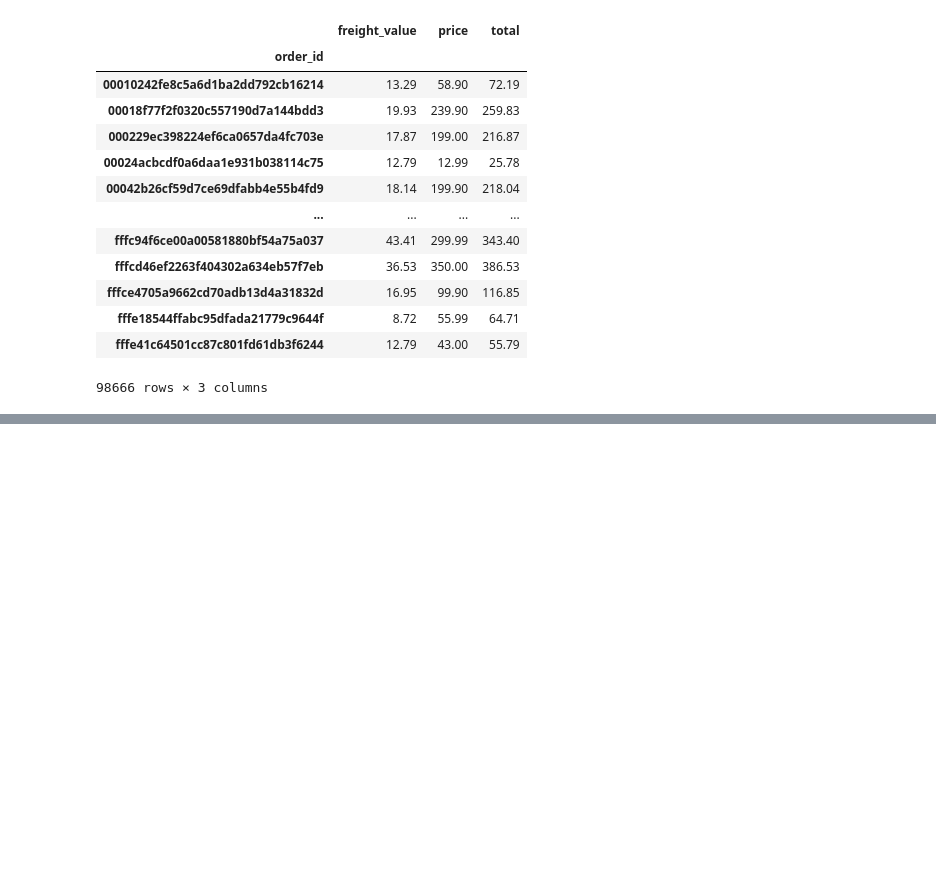
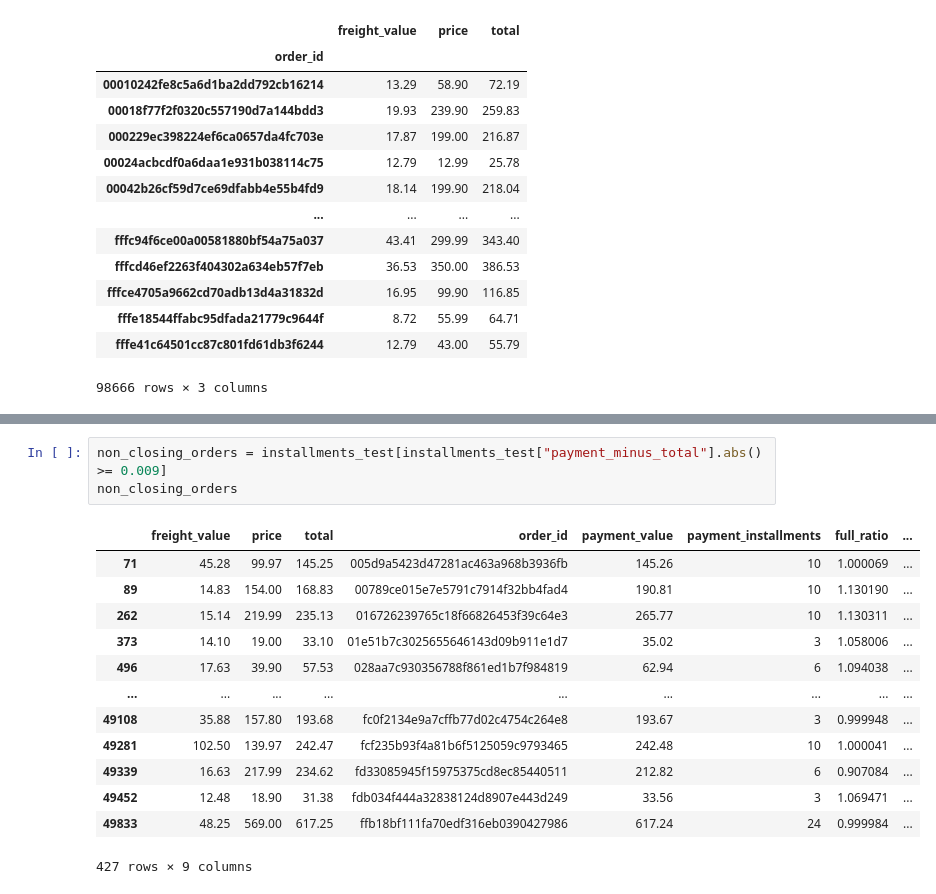
Before and after one commit to Spyrsial/olist-ecommerce-data-cleaning-eda, a Jupyter notebook: 01_data_cleaning.ipynb, the cells around one changed output, grey strips where cells are left out. Drawn from its saved outputs; the diff is of its cells as text; blank space fills up the shorter version.

```diff
--- a/01_data_cleaning.ipynb
+++ b/01_data_cleaning.ipynb
@@ -1282,0 +1399,17 @@ order_totals
+# %%
+non_closing_orders = installments_test[installments_test["payment_minus_total"].abs() >= 0.009]
+non_closing_orders
+# %% [output]
+|  | freight_value | price | total | order_id | payment_value | payment_installments | full_ratio | ... |
+| 71 | 45.28 | 99.97 | 145.25 | 005d9a5423d47281ac463a968b3936fb | 145.26 | 10 | 1.000069 | ... |
+| 89 | 14.83 | 154.00 | 168.83 | 00789ce015e7e5791c7914f32bb4fad4 | 190.81 | 10 | 1.130190 | ... |
+| 262 | 15.14 | 219.99 | 235.13 | 016726239765c18f66826453f39c64e3 | 265.77 | 10 | 1.130311 | ... |
+| 373 | 14.10 | 19.00 | 33.10 | 01e51b7c3025655646143d09b911e1d7 | 35.02 | 3 | 1.058006 | ... |
+| 496 | 17.63 | 39.90 | 57.53 | 028aa7c930356788f861ed1b7f984819 | 62.94 | 6 | 1.094038 | ... |
+| ... | ... | ... | ... | ... | ... | ... | ... | ... |
+| 49108 | 35.88 | 157.80 | 193.68 | fc0f2134e9a7cffb77d02c4754c264e8 | 193.67 | 3 | 0.999948 | ... |
+| 49281 | 102.50 | 139.97 | 242.47 | fcf235b93f4a81b6f5125059c9793465 | 242.48 | 10 | 1.000041 | ... |
+| 49339 | 16.63 | 217.99 | 234.62 | fd33085945f15975375cd8ec85440511 | 212.82 | 6 | 0.907084 | ... |
+| 49452 | 12.48 | 18.90 | 31.38 | fdb034f444a32838124d8907e443d249 | 33.56 | 3 | 1.069471 | ... |
+| 49833 | 48.25 | 569.00 | 617.25 | ffb18bf111fa70edf316eb0390427986 | 617.24 | 24 | 0.999984 | ... |
+427 rows × 9 columns
```
Also changed, not shown: parts of 19 cells of this notebook.
